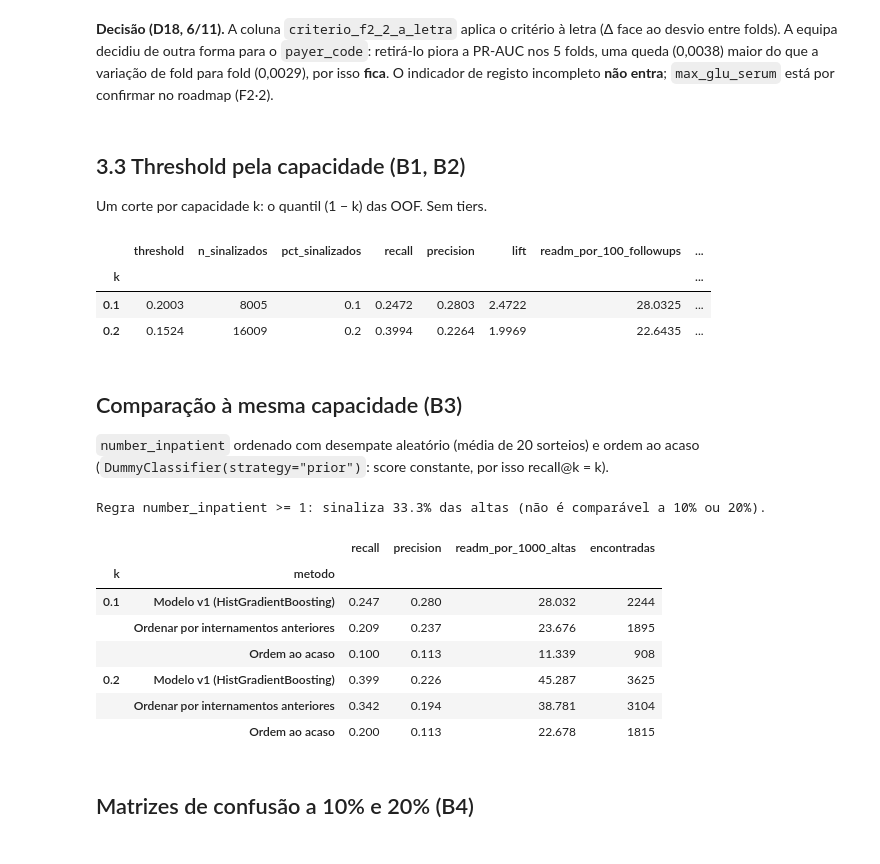
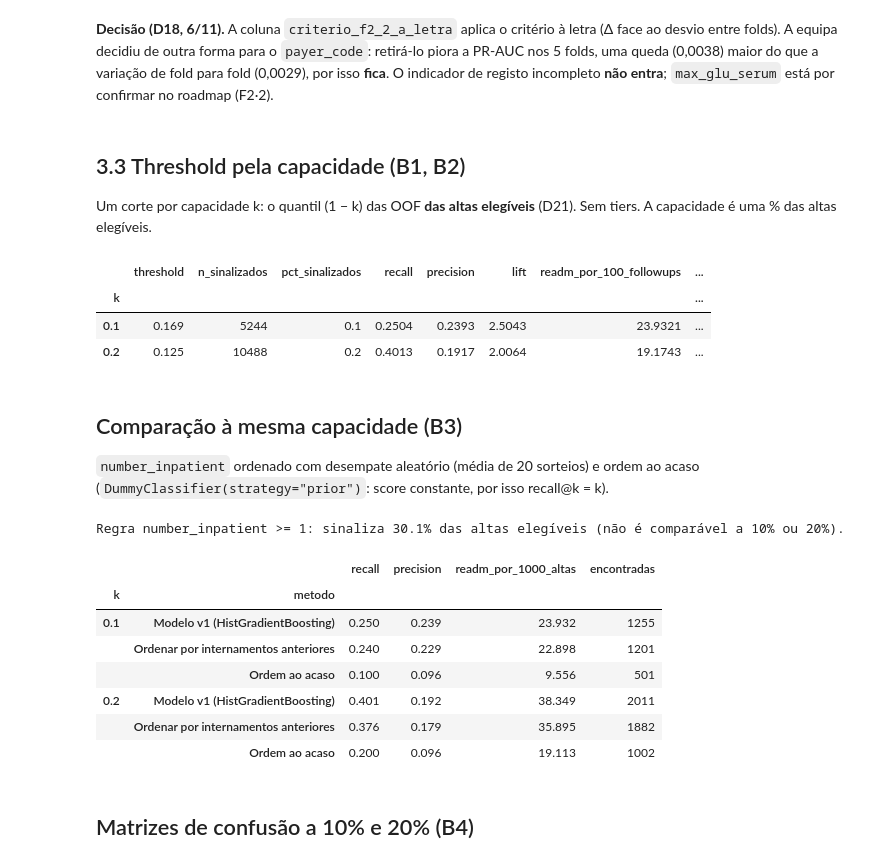
Before and after one commit to EDSB26G11/Bootcamp_Projetos, a Jupyter notebook: notebooks/04_tuning_selection.ipynb, the cells around one changed output. Saved outputs shown, nothing was run; the diff lists cells and outputs as text; code cells hidden in the pictures.

```diff
--- a/notebooks/04_tuning_selection.ipynb
+++ b/notebooks/04_tuning_selection.ipynb
@@ -52,0 +58,21 @@ val_folds[["pr_auc", "roc_auc", "recall_at_10", "recall_at_20", "brier"]].agg(["
+# %%
+from src.data.population import NO_FOLLOW_UP_DISCHARGE, follow_up_eligible
+from src.models.threshold import threshold_for_capacity
+
+scores = np.asarray(oof)
+elig = follow_up_eligible(data.X_train).to_numpy()
+X_e, y_e, oof_e = data.X_train[elig], data.y_train.to_numpy()[elig], scores[elig]
+
+top10_all = scores >= threshold_for_capacity(scores, 0.10)  # lista a 10% se toda a gente fosse elegível
+dest = (pd.DataFrame({"destino": data.X_train["discharge_disposition_id_desc"].to_numpy(),
+                      "y": data.y_train.to_numpy(), "top10": top10_all, "elegivel": elig})
+        .groupby("destino").agg(encontros=("y", "size"), taxa_30d=("y", "mean"),
+                                 na_lista_10=("top10", "sum"), elegivel=("elegivel", "first"))
+        .sort_values("encontros", ascending=False))
+dest["pct_da_lista_10"] = dest["na_lista_10"] / top10_all.sum()
+dest.to_csv(ROOT / "reports" / "discharge_eligibility_v1.csv")
+inst = dest.loc[~dest["elegivel"], "na_lista_10"].sum() / top10_all.sum()
+print(f"Elegíveis: {elig.sum():,} de {len(elig):,} altas de treino ({elig.mean():.1%}), "
+      f"{y_e.mean():.1%} readmitidas. Sem D21, {inst:.1%} da lista a 10% iria para altas que já têm "
+      "acompanhamento.")
+dest.round(3)
@@ -94,15 +140,15 @@ Modelo v1 (34 features): PR-AUC 0.2345, desvio entre folds 0.0081
 # %% [markdown]
 ## 3.3 Threshold pela capacidade (B1, B2)
 
-Um corte por capacidade k: o quantil (1 − k) das OOF. Sem tiers.
+Um corte por capacidade k: o quantil (1 − k) das OOF **das altas elegíveis** (D21). Sem tiers. A capacidade é uma % das altas elegíveis.
 # %%
-cap = capacity_table(data.y_train, oof)
+cap = capacity_table(y_e, oof_e)
 cap.round(4)
 # %% [output]
 |  | threshold | n_sinalizados | pct_sinalizados | recall | precision | lift | readm_por_100_followups | ... |
 | k |  |  |  |  |  |  |  | ... |
-| 0.1 | 0.2003 | 8005 | 0.1 | 0.2472 | 0.2803 | 2.4722 | 28.0325 | ... |
-| 0.2 | 0.1524 | 16009 | 0.2 | 0.3994 | 0.2264 | 1.9969 | 22.6435 | ... |
+| 0.1 | 0.169 | 5244 | 0.1 | 0.2504 | 0.2393 | 2.5043 | 23.9321 | ... |
+| 0.2 | 0.125 | 10488 | 0.2 | 0.4013 | 0.1917 | 2.0064 | 19.1743 | ... |
 # %% [markdown]
 ## Comparação à mesma capacidade (B3)
 
@@ -110,28 +156,28 @@ cap.round(4)
 # %%
 rows = []
 for k in CAPACITIES:
-    b = rank_baseline_at_k(data.y_train, data.X_train["number_inpatient"], k)
+    b = rank_baseline_at_k(y_e, X_e["number_inpatient"], k)
     for method, rec, prec in [("Modelo v1 (HistGradientBoosting)", cap.loc[k, "recall"], cap.loc[k, "precision"]),
                               ("Ordenar por internamentos anteriores", b["recall_mean"], b["precision_mean"]),
-                              ("Ordem ao acaso", k, BASE_RATE)]:
+                              ("Ordem ao acaso", k, y_e.mean())]:
         rows.append({"k": k, "metodo": method, "recall": rec, "precision": prec,
-                     "readm_por_1000_altas": 1000 * k * prec, "encontradas": round(len(oof) * k * prec)})
+                     "readm_por_1000_altas": 1000 * k * prec, "encontradas": round(len(oof_e) * k * prec)})
 comp = pd.DataFrame(rows)
 comp.to_csv(ROOT / "reports" / "capacity_comparison_v1.csv", index=False)  # lido pelo Projeto_Final
 comp = comp.set_index(["k", "metodo"])
-rule = (data.X_train["number_inpatient"] >= 1).mean()
-print(f"Regra number_inpatient >= 1: sinaliza {rule:.1%} das altas (não é comparável a 10% ou 20%).")
+rule = (X_e["number_inpatient"] >= 1).mean()
+print(f"Regra number_inpatient >= 1: sinaliza {rule:.1%} das altas elegíveis (não é comparável a 10% ou 20%).")
 comp.round(3)
 # %% [output]
-Regra number_inpatient >= 1: sinaliza 33.3% das altas (não é comparável a 10% ou 20%).
+Regra number_inpatient >= 1: sinaliza 30.1% das altas elegíveis (não é comparável a 10% ou 20%).
 |  |  | recall | precision | readm_por_1000_altas | encontradas |
 | k | metodo |  |  |  |  |
-| 0.1 | Modelo v1 (HistGradientBoosting) | 0.247 | 0.280 | 28.032 | 2244 |
-|  | Ordenar por internamentos anteriores | 0.209 | 0.237 | 23.676 | 1895 |
-|  | Ordem ao acaso | 0.100 | 0.113 | 11.339 | 908 |
-| 0.2 | Modelo v1 (HistGradientBoosting) | 0.399 | 0.226 | 45.287 | 3625 |
-|  | Ordenar por internamentos anteriores | 0.342 | 0.194 | 38.781 | 3104 |
-|  | Ordem ao acaso | 0.200 | 0.113 | 22.678 | 1815 |
+| 0.1 | Modelo v1 (HistGradientBoosting) | 0.250 | 0.239 | 23.932 | 1255 |
+|  | Ordenar por internamentos anteriores | 0.240 | 0.229 | 22.898 | 1201 |
+|  | Ordem ao acaso | 0.100 | 0.096 | 9.556 | 501 |
+| 0.2 | Modelo v1 (HistGradientBoosting) | 0.401 | 0.192 | 38.349 | 2011 |
+|  | Ordenar por internamentos anteriores | 0.376 | 0.179 | 35.895 | 1882 |
+|  | Ordem ao acaso | 0.200 | 0.096 | 19.113 | 1002 |
 # %% [markdown]
 ## Matrizes de confusão a 10% e 20% (B4)
 # %%
```
Also changed, not shown: parts of 7 cells of this notebook, 19 other files.
